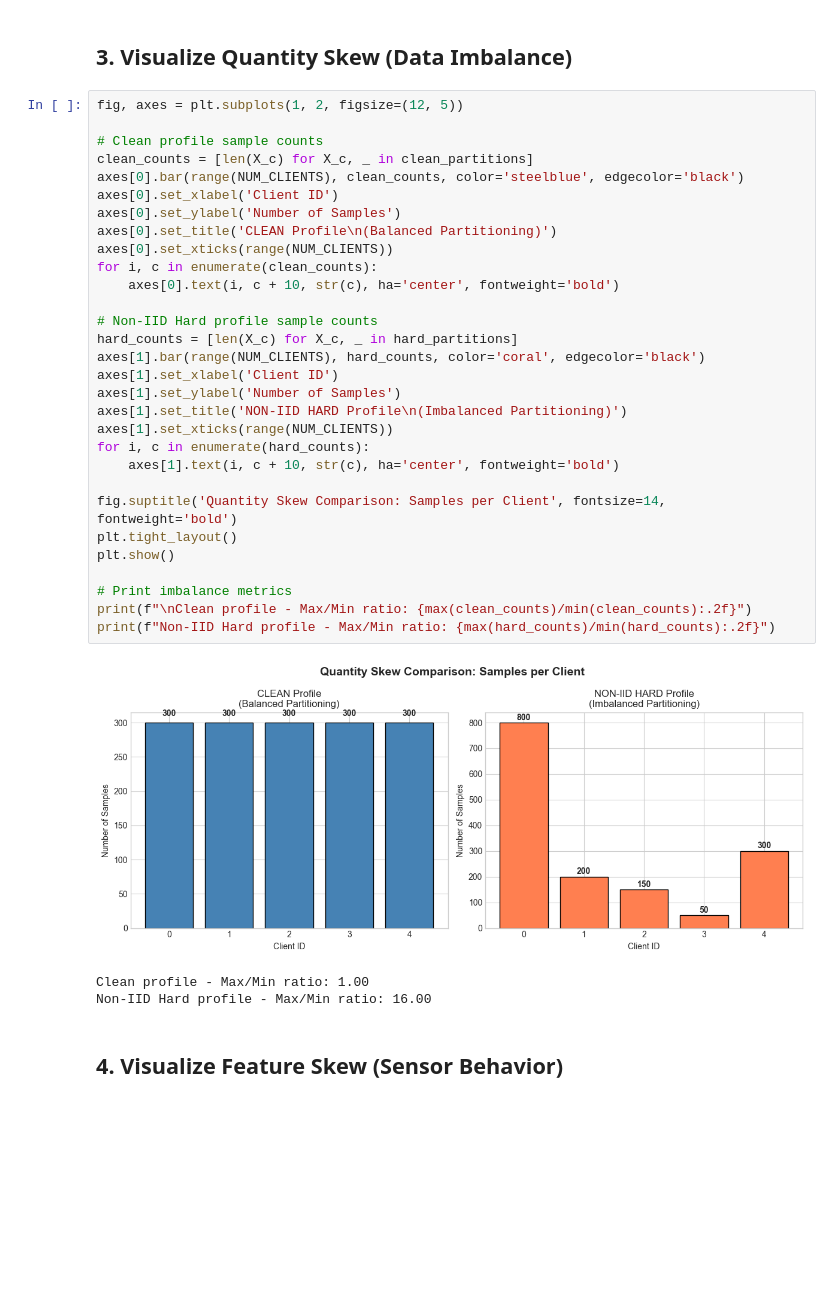
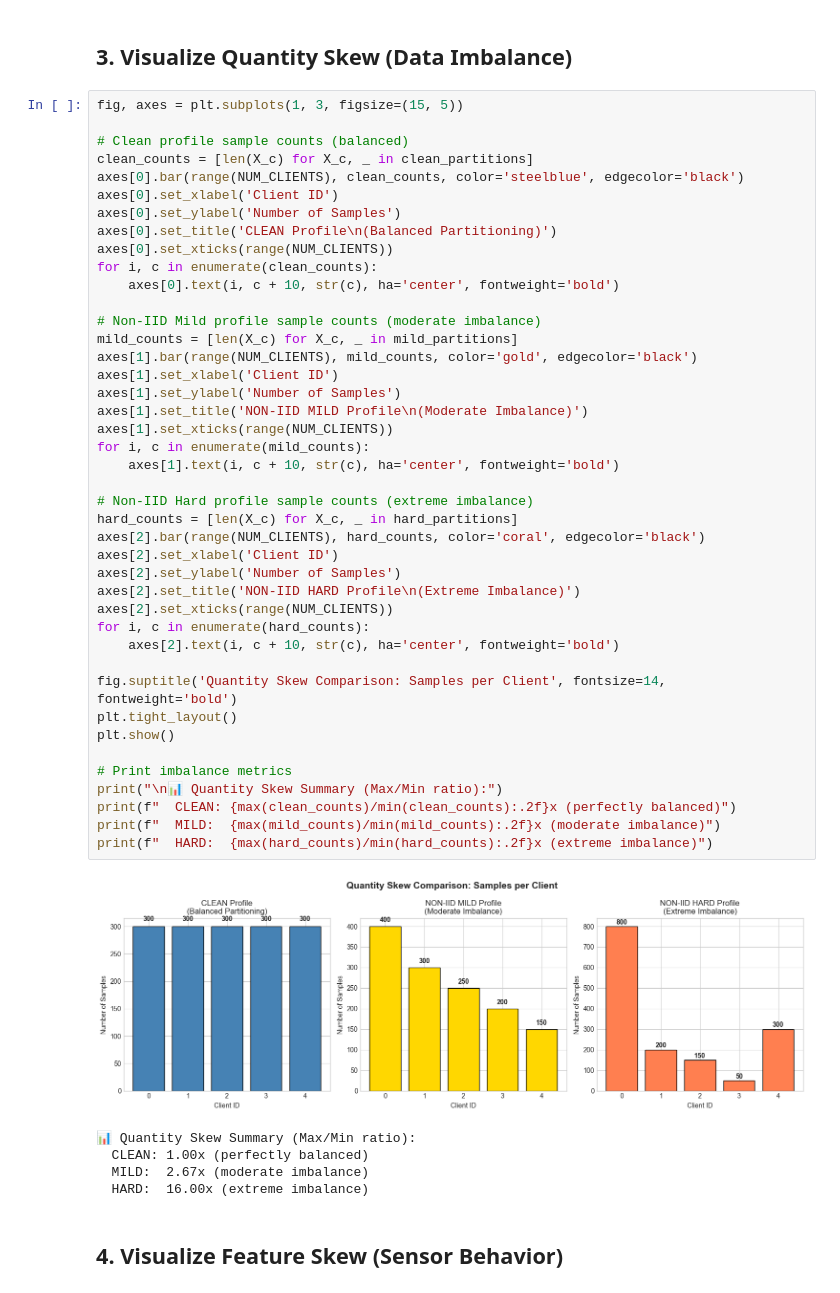
Before and after one commit to AthSri0507/FL_based_IndustrialMaintenance, a Jupyter notebook: notebooks/03_data_profile_comparison.ipynb, the cells around one changed output. Saved outputs shown, nothing was run; the diff lists cells and outputs as text; blank space fills up the shorter version.

```diff
--- a/notebooks/03_data_profile_comparison.ipynb
+++ b/notebooks/03_data_profile_comparison.ipynb
@@ -165,39 +268,53 @@ plt.show()
 # %% [markdown]
 ## 3. Visualize Quantity Skew (Data Imbalance)
 # %%
-fig, axes = plt.subplots(1, 2, figsize=(12, 5))
+fig, axes = plt.subplots(1, 3, figsize=(15, 5))
 
-# Clean profile sample counts
+# Clean profile sample counts (balanced)
 clean_counts = [len(X_c) for X_c, _ in clean_partitions]
 axes[0].bar(range(NUM_CLIENTS), clean_counts, color='steelblue', edgecolor='black')
 axes[0].set_xlabel('Client ID')
 axes[0].set_ylabel('Number of Samples')
 axes[0].set_title('CLEAN Profile\n(Balanced Partitioning)')
 axes[0].set_xticks(range(NUM_CLIENTS))
 for i, c in enumerate(clean_counts):
     axes[0].text(i, c + 10, str(c), ha='center', fontweight='bold')
 
-# Non-IID Hard profile sample counts
-hard_counts = [len(X_c) for X_c, _ in hard_partitions]
-axes[1].bar(range(NUM_CLIENTS), hard_counts, color='coral', edgecolor='black')
+# Non-IID Mild profile sample counts (moderate imbalance)
+mild_counts = [len(X_c) for X_c, _ in mild_partitions]
+axes[1].bar(range(NUM_CLIENTS), mild_counts, color='gold', edgecolor='black')
 axes[1].set_xlabel('Client ID')
 axes[1].set_ylabel('Number of Samples')
-axes[1].set_title('NON-IID HARD Profile\n(Imbalanced Partitioning)')
+axes[1].set_title('NON-IID MILD Profile\n(Moderate Imbalance)')
 axes[1].set_xticks(range(NUM_CLIENTS))
+for i, c in enumerate(mild_counts):
+    axes[1].text(i, c + 10, str(c), ha='center', fontweight='bold')
+
+# Non-IID Hard profile sample counts (extreme imbalance)
+hard_counts = [len(X_c) for X_c, _ in hard_partitions]
+axes[2].bar(range(NUM_CLIENTS), hard_counts, color='coral', edgecolor='black')
+axes[2].set_xlabel('Client ID')
+axes[2].set_ylabel('Number of Samples')
+axes[2].set_title('NON-IID HARD Profile\n(Extreme Imbalance)')
+axes[2].set_xticks(range(NUM_CLIENTS))
 for i, c in enumerate(hard_counts):
-    axes[1].text(i, c + 10, str(c), ha='center', fontweight='bold')
+    axes[2].text(i, c + 10, str(c), ha='center', fontweight='bold')
 
 fig.suptitle('Quantity Skew Comparison: Samples per Client', fontsize=14, fontweight='bold')
 plt.tight_layout()
 plt.show()
 
 # Print imbalance metrics
-print(f"\nClean profile - Max/Min ratio: {max(clean_counts)/min(clean_counts):.2f}")
-print(f"Non-IID Hard profile - Max/Min ratio: {max(hard_counts)/min(hard_counts):.2f}")
+print("\n📊 Quantity Skew Summary (Max/Min ratio):")
+print(f"  CLEAN: {max(clean_counts)/min(clean_counts):.2f}x (perfectly balanced)")
+print(f"  MILD:  {max(mild_counts)/min(mild_counts):.2f}x (moderate imbalance)")
+print(f"  HARD:  {max(hard_counts)/min(hard_counts):.2f}x (extreme imbalance)")
 # %% [output]
-[figure, old version]
+[figure, new version]
-Clean profile - Max/Min ratio: 1.00
-Non-IID Hard profile - Max/Min ratio: 16.00
+📊 Quantity Skew Summary (Max/Min ratio):
+  CLEAN: 1.00x (perfectly balanced)
+  MILD:  2.67x (moderate imbalance)
+  HARD:  16.00x (extreme imbalance)
 # %% [markdown]
 ## 4. Visualize Feature Skew (Sensor Behavior)
 # %%
```
Also changed, not shown: parts of 16 cells of this notebook, 23 other files.
